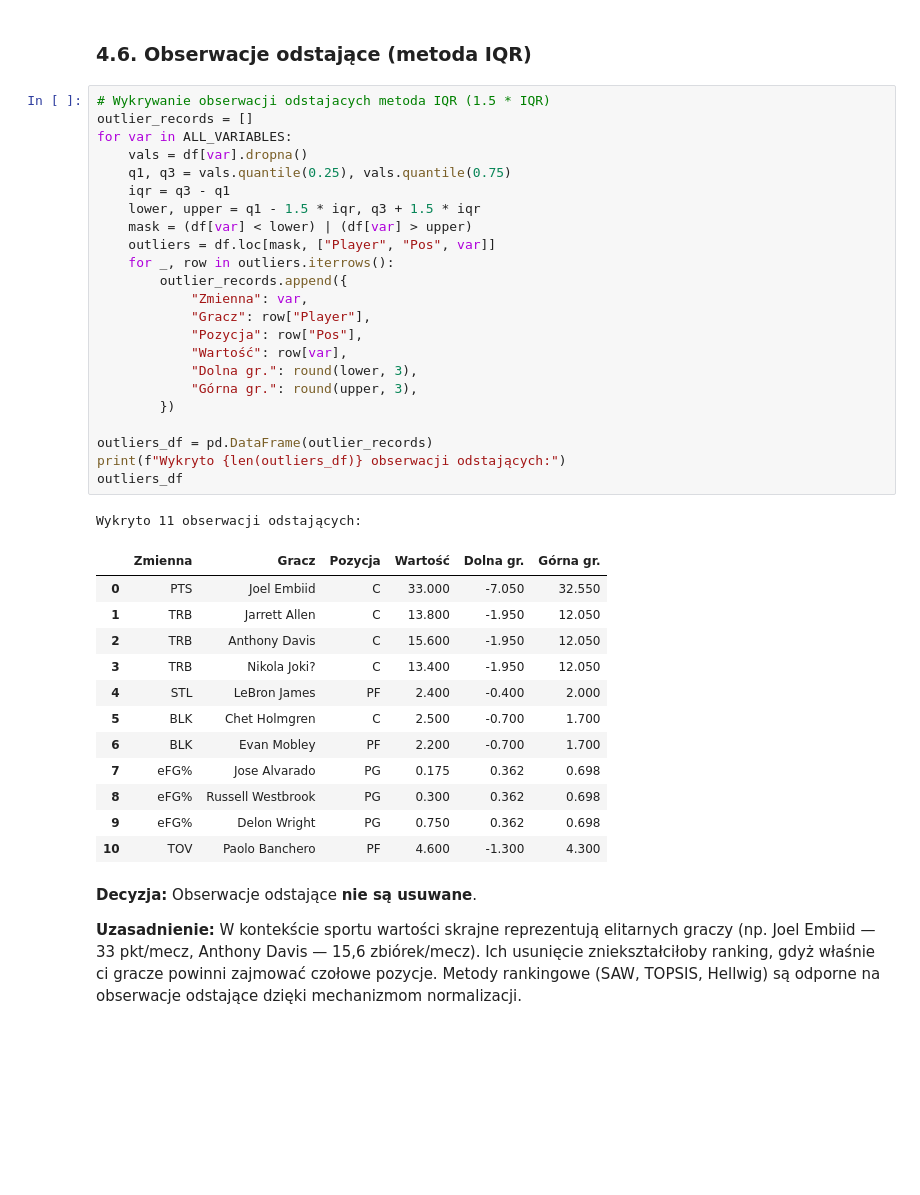
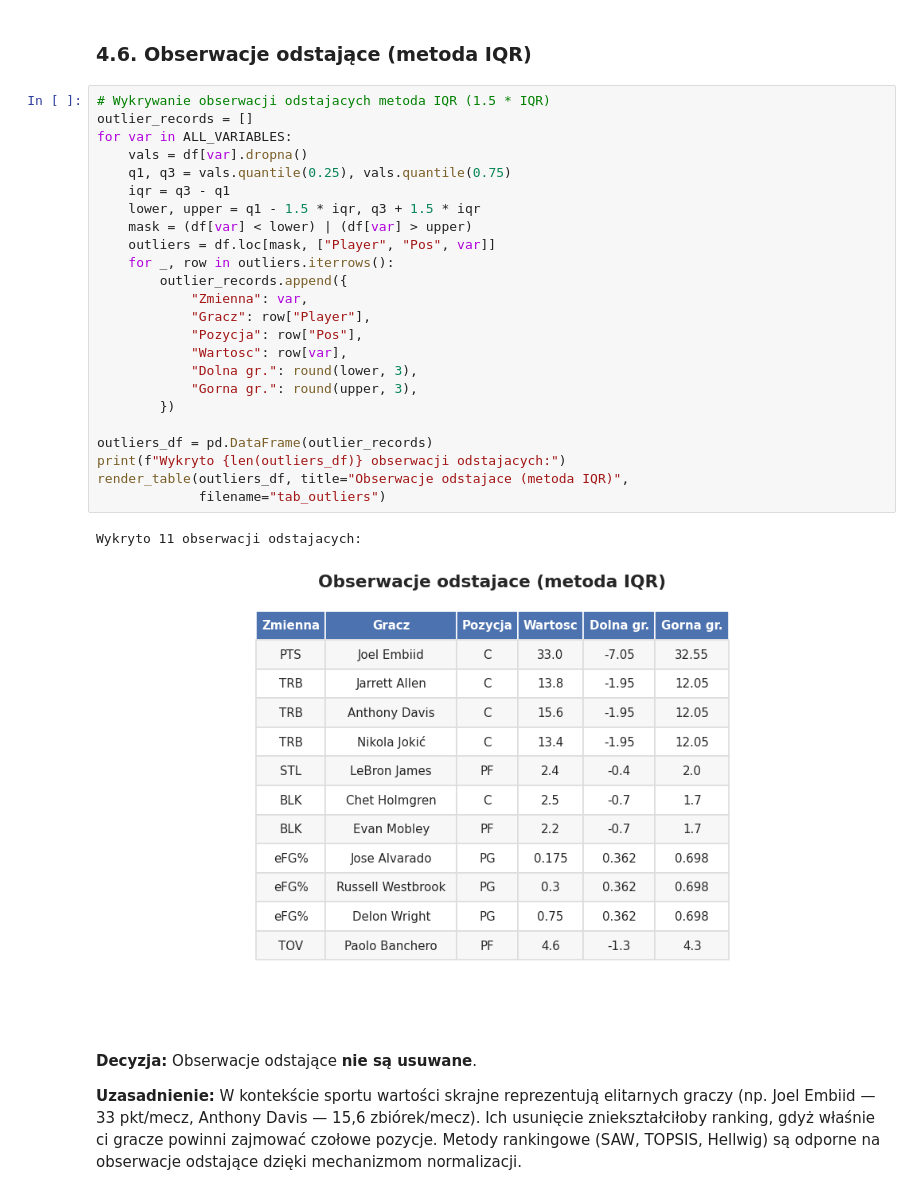
Before and after one commit to fmich7/nba-cluster-analysis, a Jupyter notebook: nba_ranking_analysis.ipynb, the cells around one changed output. Saved outputs shown, nothing was run; the diff lists cells and outputs as text; blank space fills up the shorter version.

```diff
--- a/nba_ranking_analysis.ipynb
+++ b/nba_ranking_analysis.ipynb
@@ -320,40 +365,30 @@ plt.show()
 # %%
 # Wykrywanie obserwacji odstajacych metoda IQR (1.5 * IQR)
 outlier_records = []
 for var in ALL_VARIABLES:
     vals = df[var].dropna()
     q1, q3 = vals.quantile(0.25), vals.quantile(0.75)
     iqr = q3 - q1
     lower, upper = q1 - 1.5 * iqr, q3 + 1.5 * iqr
     mask = (df[var] < lower) | (df[var] > upper)
     outliers = df.loc[mask, ["Player", "Pos", var]]
     for _, row in outliers.iterrows():
         outlier_records.append({
             "Zmienna": var,
             "Gracz": row["Player"],
             "Pozycja": row["Pos"],
-            "Wartość": row[var],
+            "Wartosc": row[var],
             "Dolna gr.": round(lower, 3),
-            "Górna gr.": round(upper, 3),
+            "Gorna gr.": round(upper, 3),
         })
 
 outliers_df = pd.DataFrame(outlier_records)
-print(f"Wykryto {len(outliers_df)} obserwacji odstających:")
-outliers_df
+print(f"Wykryto {len(outliers_df)} obserwacji odstajacych:")
+render_table(outliers_df, title="Obserwacje odstajace (metoda IQR)",
+             filename="tab_outliers")
 # %% [output]
-Wykryto 11 obserwacji odstających:
+Wykryto 11 obserwacji odstajacych:
-|  | Zmienna | Gracz | Pozycja | Wartość | Dolna gr. | Górna gr. |
-| 0 | PTS | Joel Embiid | C | 33.000 | -7.050 | 32.550 |
-| 1 | TRB | Jarrett Allen | C | 13.800 | -1.950 | 12.050 |
-| 2 | TRB | Anthony Davis | C | 15.600 | -1.950 | 12.050 |
-| 3 | TRB | Nikola Joki? | C | 13.400 | -1.950 | 12.050 |
-| 4 | STL | LeBron James | PF | 2.400 | -0.400 | 2.000 |
-| 5 | BLK | Chet Holmgren | C | 2.500 | -0.700 | 1.700 |
-| 6 | BLK | Evan Mobley | PF | 2.200 | -0.700 | 1.700 |
-| 7 | eFG% | Jose Alvarado | PG | 0.175 | 0.362 | 0.698 |
-| 8 | eFG% | Russell Westbrook | PG | 0.300 | 0.362 | 0.698 |
-| 9 | eFG% | Delon Wright | PG | 0.750 | 0.362 | 0.698 |
-| 10 | TOV | Paolo Banchero | PF | 4.600 | -1.300 | 4.300 |
+[figure, added]
 # %% [markdown]
 **Decyzja:** Obserwacje odstające **nie są usuwane**.
 
```
Also changed, not shown: parts of 24 cells of this notebook, 40 other files.
